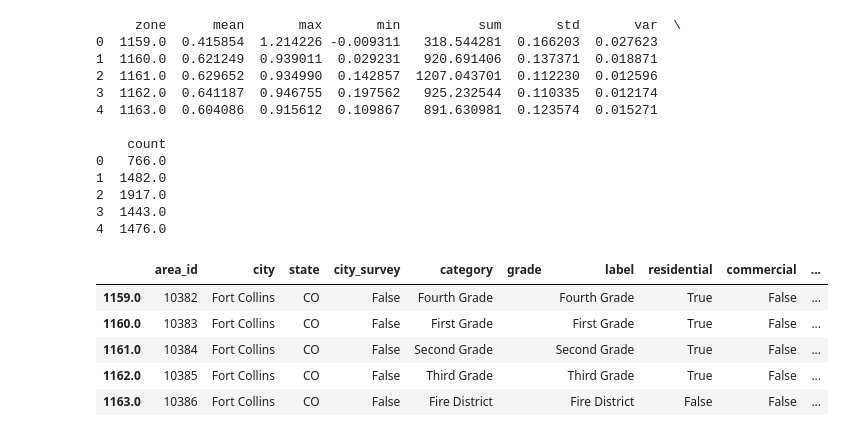
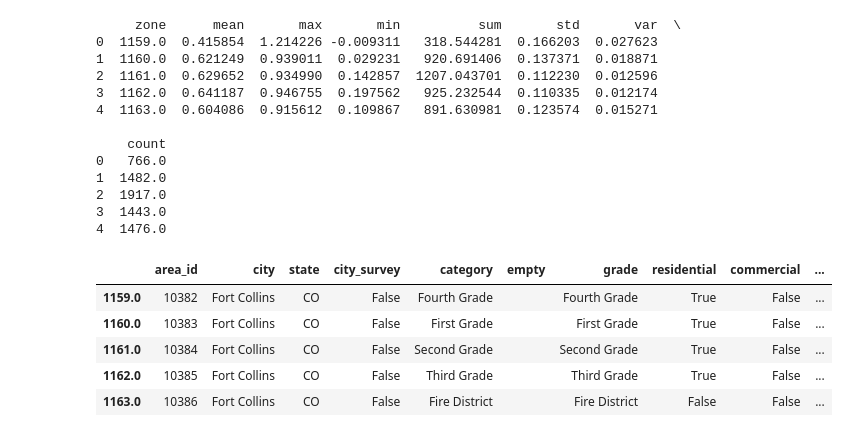
Before and after one commit to earthlab-education/fundamentals-04-redlining-ZimmZone, a Jupyter notebook: notebooks/Fort Collins Redlining.ipynb, the cells around one changed output. Drawn from its saved outputs; the diff is of its cells as text; code cells hidden in the pictures.

```diff
--- a/notebooks/Fort Collins Redlining.ipynb
+++ b/notebooks/Fort Collins Redlining.ipynb
@@ -140,7 +140,7 @@ earthaccess.login(strategy="interactive", persist=True)
 # %%
 fort_collins_results = earthaccess.search_data(
     short_name="HLSL30",
-    bounding_box=tuple(fortcollins_redlining_gdf.total_bounds),
+    bounding_box=tuple(fort_collins_redlining_gdf.total_bounds),
     temporal=("2024-07-29"),
     count=1
 )
@@ -454,14 +454,5 @@ print(fort_collins_ndvi_stats)
 2  1917.0
 3  1443.0
 4  1476.0
-# %%
-fort_collins_redlining_ndvi_gdf
-# %% [output]
-|  | area_id | city | state | city_survey | category | grade | label | residential | commercial | ... |
-| 1159.0 | 10382 | Fort Collins | CO | False | Fourth Grade |  | Fourth Grade | True | False | ... |
-| 1160.0 | 10383 | Fort Collins | CO | False | First Grade |  | First Grade | True | False | ... |
-| 1161.0 | 10384 | Fort Collins | CO | False | Second Grade |  | Second Grade | True | False | ... |
-| 1162.0 | 10385 | Fort Collins | CO | False | Third Grade |  | Third Grade | True | False | ... |
-| 1163.0 | 10386 | Fort Collins | CO | False | Fire District |  | Fire District | False | False | ... |
 # %%
 # Merge the NDVI stats with redlining geometry into one `GeoDataFrame`
@@ -488,3 +477,12 @@ label = {
+# %%
+fort_collins_ndvi_gdf
+# %% [output]
+|  | area_id | city | state | city_survey | category | empty | grade | residential | commercial | ... |
+| 1159.0 | 10382 | Fort Collins | CO | False | Fourth Grade |  | Fourth Grade | True | False | ... |
+| 1160.0 | 10383 | Fort Collins | CO | False | First Grade |  | First Grade | True | False | ... |
+| 1161.0 | 10384 | Fort Collins | CO | False | Second Grade |  | Second Grade | True | False | ... |
+| 1162.0 | 10385 | Fort Collins | CO | False | Third Grade |  | Third Grade | True | False | ... |
+| 1163.0 | 10386 | Fort Collins | CO | False | Fire District |  | Fire District | False | False | ... |
 # %%
 # Plot NDVI and redlining grade in linked subplots
 
```
Also changed, not shown: parts of 15 cells of this notebook, 2 other files.
